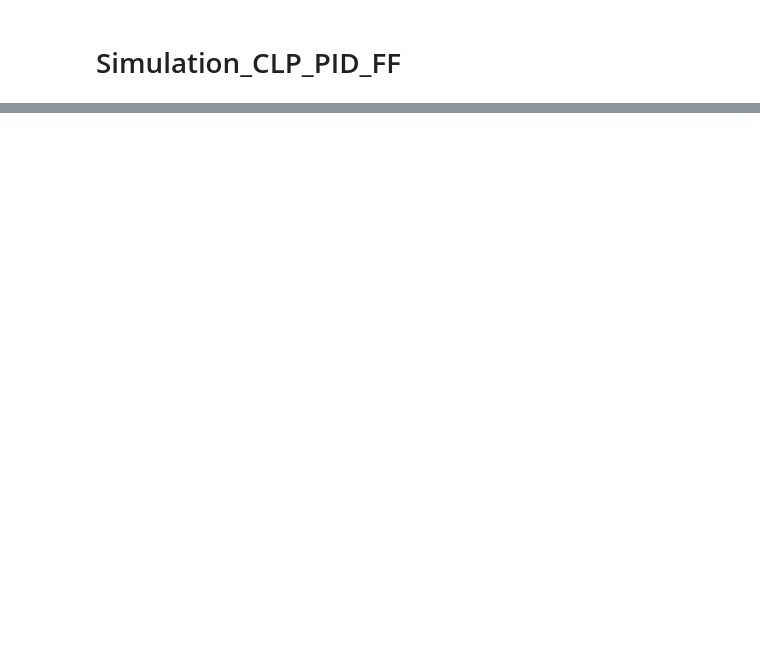
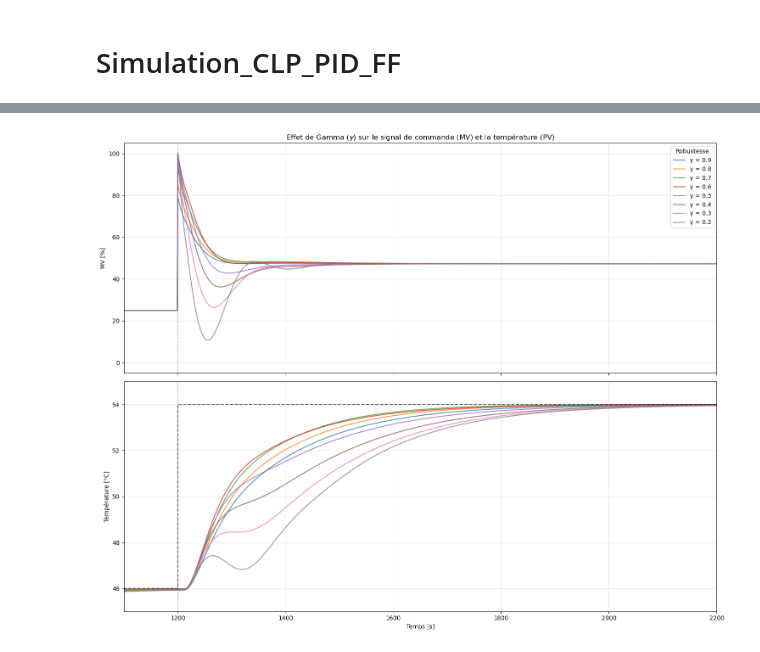
Before and after one commit to ayoub23218/Control-Tclab, a Jupyter notebook: Simulation_CLP_PID_FF.ipynb, the cells around one changed output, grey strips where cells are left out. Drawn from its saved outputs; the diff is of its cells as text; code cells hidden in the pictures; blank space fills up the shorter version.

```diff
--- a/Simulation_CLP_PID_FF.ipynb
+++ b/Simulation_CLP_PID_FF.ipynb
@@ -34,7 +34,8 @@ K_FF = -Kd / Kp
 theta_FF = max(0, thetad - thetap)
 
 alpha = 0.9
-Kc, Ti, Td = IMC_Tuning(Kp, Tp1, thetap, T2= Tp2, tauc=alpha*Tp1 , model='SOPDT')
+gamma = 0.9
+Kc, Ti, Td = IMC_Tuning(Kp, Tp1, thetap, T2= Tp2, tauc=gamma*Tp1 , model='SOPDT')
 MVMin = 0
 MVMax = 100
 booléan = True
@@ -164,2 +163,87 @@ Marge de Phase : 85.76° à 0.006 rad/s
 PID Tuning : Kc=3.28, Ti=197.37, Td=22.98, Td/Ti=0.12
 Dernières valeurs : P=0.00, I=63.89, D=-0.00, FF=-8.61
+# %%
+gammas = np.arange(0.9, 0.1, -0.1) # 0.9, 0.8, ..., 0.2
+TSim = 3300
+Ts = 1
+N = int(TSim/Ts) + 1
+
+# Création de la figure avec deux sous-graphiques
+fig, (ax_mv, ax_pv) = plt.subplots(2, 1, figsize=(15, 12), sharex=True)
+
+for g in gammas:
+    # 1. Calcul du Tuning pour ce gamma
+    tauc = g * Tp1
+    Kc, Ti, Td = IMC_Tuning(Kp, Tp1, thetap, T2=Tp2, tauc=tauc, model='SOPDT')
+
+    # 2. Initialisation (Reset des vecteurs pour chaque gamma)
+    t, PV, MV = [], [], []
+    PV1p, PV2p, MVDelayp = [0], [0], []
+    PV1d, PV2d, MVDelayd = [0], [0], []
+    DV, SP, Man, MVMan = [], [], [], []
+    DV_delta, DV_delay, MVFF_step1, MVFF = [], [], [], []
+    E, MVP, MVI, MVD = [], [], [], []
+
+    # Chemins
+    DVPath = {0: 50, 2500: 60, TSim: 60}
+    SPPath = {0: 46, 1200: 54, TSim: 55}
+    ManPath = {0: False, TSim: False}
+    MVManPath = {0: 50, TSim: 50}
+
+    # 3. Boucle de simulation
+    for i in range(1, N):
+        curr_t = i * Ts
+        t.append(curr_t)
+
+        SelectPath_RT(DVPath, t, DV)
+        SelectPath_RT(SPPath, t, SP)
+        SelectPath_RT(ManPath, t, Man)
+        SelectPath_RT(MVManPath, t, MVMan)
+
+        # Feedforward (activé ici)
+        DV_delta.append(DV[-1] - DV0)
+        Delay_RT(DV_delta, theta_FF, Ts, DV_delay)
+        LL_RT(DV_delay, K_FF, Tp1, Td1, Ts, MVFF_step1)
+        LL_RT(MVFF_step1, 1.0, Tp2, Td2, Ts, MVFF)
+
+        # PID
+        PID_RT(SP, PV, Man, MVMan, MVFF, Kc, Ti, Td, 0.9, Ts, 0, 100, MV, MVP, MVI, MVD, E, ManFF=True)
+
+        # Procédé
+        Delay_RT(MV, thetap, Ts, MVDelayp, MV0)
+        FO_RT(MVDelayp, Kp, Tp1, Ts, PV1p)
+        FO_RT(PV1p, 1, Tp2, Ts, PV2p)
+
+        Delay_RT(DV_delta, thetad, Ts, MVDelayd)
+        FO_RT(MVDelayd, Kd, Td1, Ts, PV1d)
+        FO_RT(PV1d, 1, Td2, Ts, PV2d)
+
+        PV.append(PV2p[-1] + PV2d[-1] + PV0 - Kp*MV0)
+
+    # 4. Tracé des courbes
+    ax_mv.plot(t, MV, label=f'γ = {g:.1f}', alpha=0.8)
+    ax_pv.plot(t, PV, label=f'γ = {g:.1f}', alpha=0.8)
+# --- Mise en forme ---
+# Graphe MV
+ax_mv.set_title('Effet de Gamma ($\gamma$) sur le signal de commande (MV) et la température (PV)')
+ax_mv.set_ylabel('MV [%]')
+ax_mv.grid(True, alpha=0.3)
+ax_mv.legend(loc='upper right', title="Robustesse")
+
+# Graphe PV
+ax_pv.step(t, SP, 'k--', label='Consigne (SP)', where='post', alpha=0.6)
+ax_pv.set_ylabel('Température [°C]')
+ax_pv.set_xlabel('Temps [s]')
+ax_pv.set_xlim([1100, 2200])
+ax_pv.set_ylim([45, 55])
+ax_pv.grid(True, alpha=0.3)
+
+# Mise en évidence des événements
+for ax in [ax_mv, ax_pv]:
+    ax.axvline(1200, color='blue', linestyle=':', alpha=0.4) # Saut SP
+    ax.axvline(2500, color='red', linestyle=':', alpha=0.4)  # Perturbation DV
+
+plt.tight_layout()
+plt.show()
+# %% [output]
+[figure, added]
```
Also changed, not shown: parts of 5 cells of this notebook, 47 other files.
